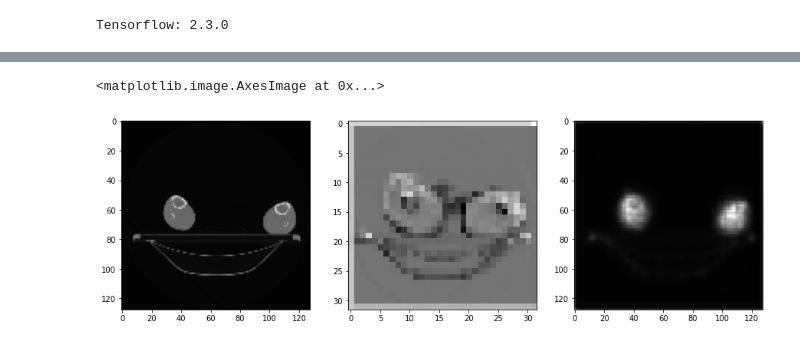
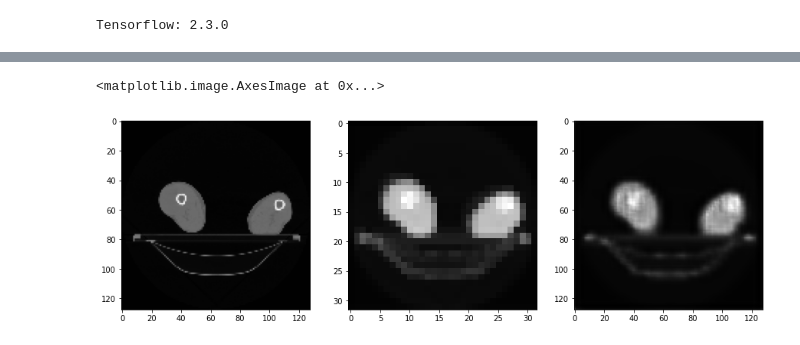
Before and after one commit to ceccoemi/ct-scan-ml, a Jupyter notebook: autoencoder.ipynb, the cells around one changed output, grey strips where cells are left out. Drawn from its saved outputs; the diff is of its cells as text; code cells hidden in the pictures.

```diff
--- a/autoencoder.ipynb
+++ b/autoencoder.ipynb
@@ -19,26 +19,32 @@ plt.rcParams["figure.figsize"] = [15, 7]
 # %% [output]
 Tensorflow: 2.3.0
 # %%
+verbose_training = True
 # Hyperparameters
 epochs = 1000
 learning_rate = 0.0001
-patience = 3
+patience = 5
 batch_size = 2
+test_size = 1
+validation_size = 1
 xy_size = 128  # downscale 4
-#z_size = 96  # downscale 4 (nrrd)
-z_size = 244  # downscale 4 (tcia)
+z_size = 96  # downscale 4 (nrrd)
+#z_size = 244  # downscale 4 (tcia)
 # xy_size = 256  # downscale 2
 # z_size = 176  # downscale 2
 # xy_size = 512   # original
 # z_size = 368    # original
 # %%
-dataset = tf.data.TFRecordDataset("data/nrrd-0.25-float16.tfrecords")
-dataset = dataset.map(lambda x: example_to_tensor(x, "float16"))
+dtype = "float32"
+dataset = tf.data.TFRecordDataset(f"data/nrrd-0.25-{dtype}.tfrecords")
+dataset = dataset.map(lambda x: example_to_tensor(x, dtype))
 dataset = dataset.padded_batch(
     batch_size=2, padded_shapes=[z_size, xy_size, xy_size, 1],
 )
-# dataset = dataset.skip(10)
-dataset = dataset.take(1)
-# dataset = dataset.shuffle(buffer_size=10, reshuffle_each_iteration=True)
-dataset
+test_dataset = dataset.take(test_size)
+dataset = dataset.skip(test_size)
+val_dataset = dataset.take(validation_size)
+train_dataset = dataset.skip(validation_size)
+train_dataset = train_dataset.shuffle(buffer_size=10, reshuffle_each_iteration=True)
+train_dataset
 # %% [output]
@@ -48,7 +54,7 @@ encoder = keras.models.Sequential(
     [
         keras.layers.Conv3D(
             input_shape=[z_size, xy_size, xy_size, 1],
-            filters=16,
+            filters=8,
             kernel_size=3,
             padding="same",
             kernel_initializer="lecun_normal",
@@ -58,7 +64,7 @@ encoder = keras.models.Sequential(
         keras.layers.AlphaDropout(0.25),
         keras.layers.MaxPool3D(pool_size=2),
         keras.layers.Conv3D(
-            filters=32,
+            filters=16,
             kernel_size=3,
             padding="same",
             kernel_initializer="lecun_normal",
@@ -95,7 +101,7 @@ decoder = keras.models.Sequential(
             input_shape=encoder.layers[-1].output.shape[1:], size=2,
         ),
         keras.layers.Conv3D(
-            filters=32,
+            filters=16,
             kernel_size=3,
             padding="same",
             kernel_initializer="lecun_normal",
@@ -105,7 +111,7 @@ decoder = keras.models.Sequential(
         keras.layers.AlphaDropout(0.25),
         keras.layers.UpSampling3D(size=2,),
         keras.layers.Conv3D(
-            filters=16,
+            filters=8,
             kernel_size=3,
             padding="same",
             kernel_initializer="lecun_normal",
@@ -234,18 +264,18 @@ plot_slice(prediction, 0, 5)
 # %%
-encoder_input = next(iter(dataset))
+encoder_input = next(iter(test_dataset))
 fig, ax = plt.subplots(ncols=3)
 batch_index = 0
-z_index = 10
+z_index = 30
 plot_slice(encoder_input, batch_index, z_index, ax[0])
 encoder_out = autoencoder.layers[0](encoder_input)
-plot_slice(encoder_out, batch_index, z_index, ax[1])
+plot_slice(encoder_out, batch_index, encoder_out.shape[1] // 3, ax[1])
 decoder_out = autoencoder.layers[1](encoder_out)
 plot_slice(decoder_out, batch_index, z_index, ax[2])
 #ax[0].imshow(tf.cast(i[sample, 0, :, :, 0], tf.float32), cmap="gray")
 #encoder_out = autoencoder.layers[0](i)
 #ax[1].imshow(tf.cast(encoder_out[sample, 0, :, :, 0], tf.float32), cmap="gray")
 #decoder_out = autoencoder.layers[1](encoder_out)
 #ax[2].imshow(tf.cast(decoder_out[sample, 0, :, :, 0], tf.float32), cmap="gray")
 # %% [output]
 <matplotlib.image.AxesImage at 0x...>
-[figure, old version]
+[figure, new version]
```
Also changed, not shown: parts of 7 cells of this notebook, 1 other file.
